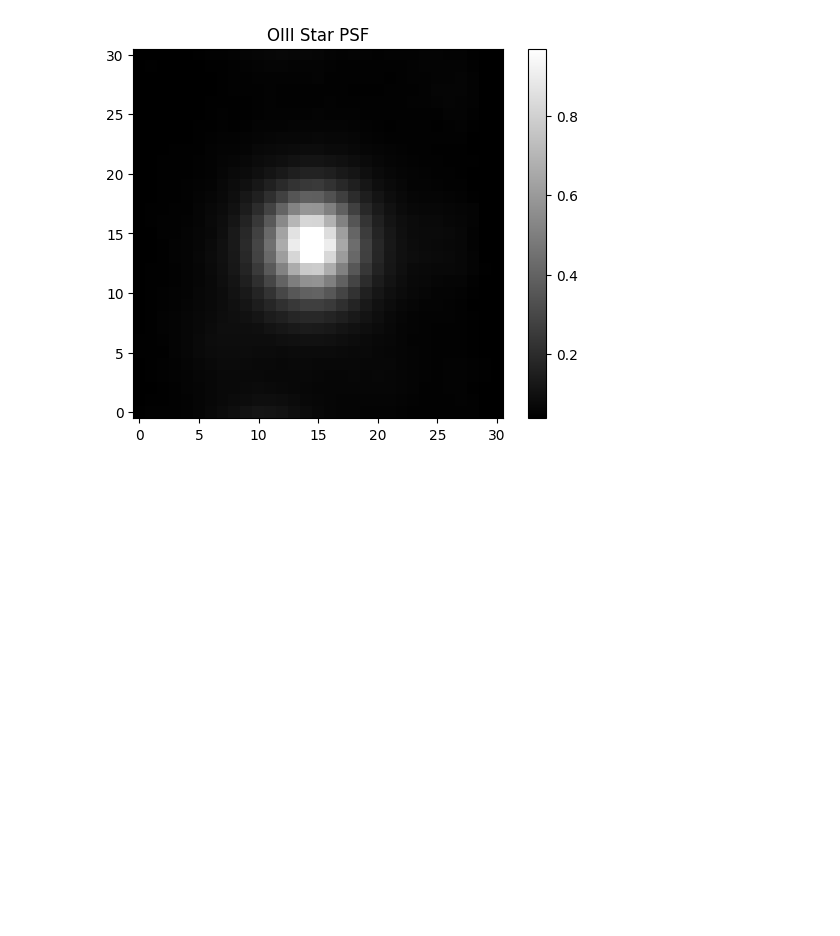
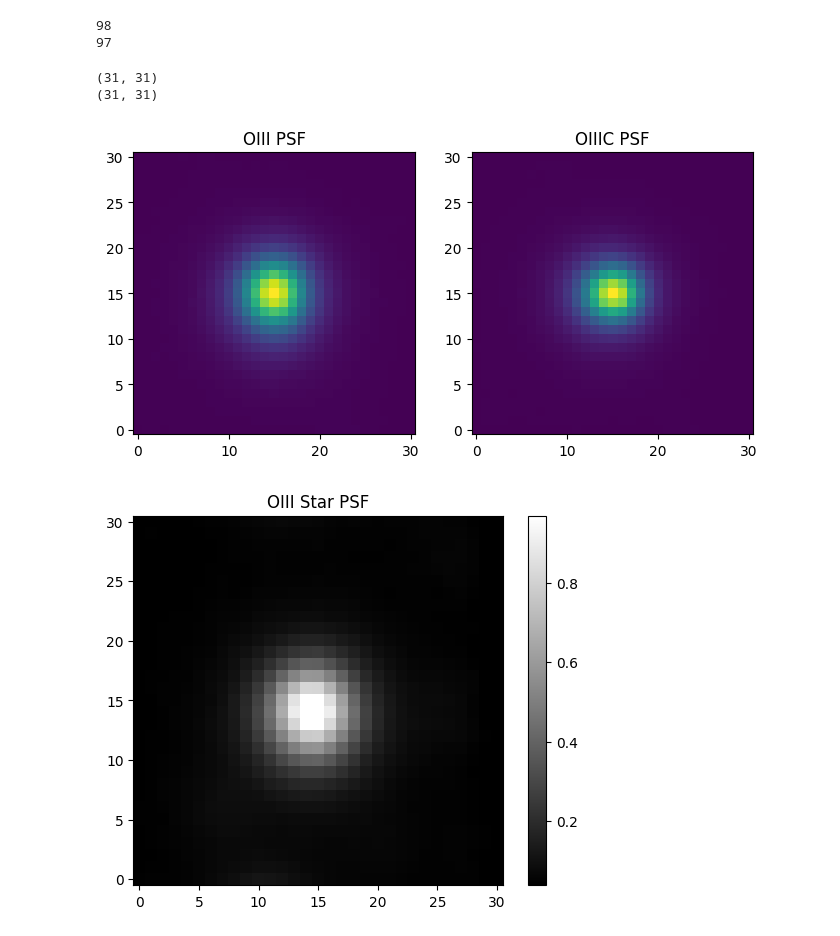
Before and after one commit to pirgalim/SNR-0548-70.4, a Jupyter notebook: psf.ipynb, the cells around one changed output. Saved outputs shown, nothing was run; the diff lists cells and outputs as text; code cells hidden in the pictures; blank space fills up the shorter version.

```diff
--- a/psf.ipynb
+++ b/psf.ipynb
@@ -20,0 +175,12 @@ plt.show()
+# %%
+print(len(psfs_oiii))
+print(len(psfs_oiiic))
+
+psf_oiii = np.nanmedian(psfs_oiii, axis=0)
+psf_oiii /= np.nansum(psf_oiii)
+
+psf_oiiic = np.nanmedian(psfs_oiiic, axis=0)
+psf_oiiic /= np.nansum(psf_oiiic)
+# %% [output]
+98
+97
@@ -21 +194,21 @@ plt.show()
+# %%
+print(psf_oiii.shape)
+print(psf_oiiic.shape)
+
+plt.figure(figsize=(8,4))
+plt.subplot(121)
+plt.imshow(psf_oiii, origin="lower")
+plt.title("OIII PSF")
+
+plt.subplot(122)
+plt.imshow(psf_oiiic, origin="lower")
+plt.title("OIIIC PSF")
+plt.show()
+
+
+# test_convolve =
+# %% [output]
+(31, 31)
+(31, 31)
+[figure, added]
 # %%
```
Also changed, not shown: parts of 25 cells of this notebook, 9 other files.
